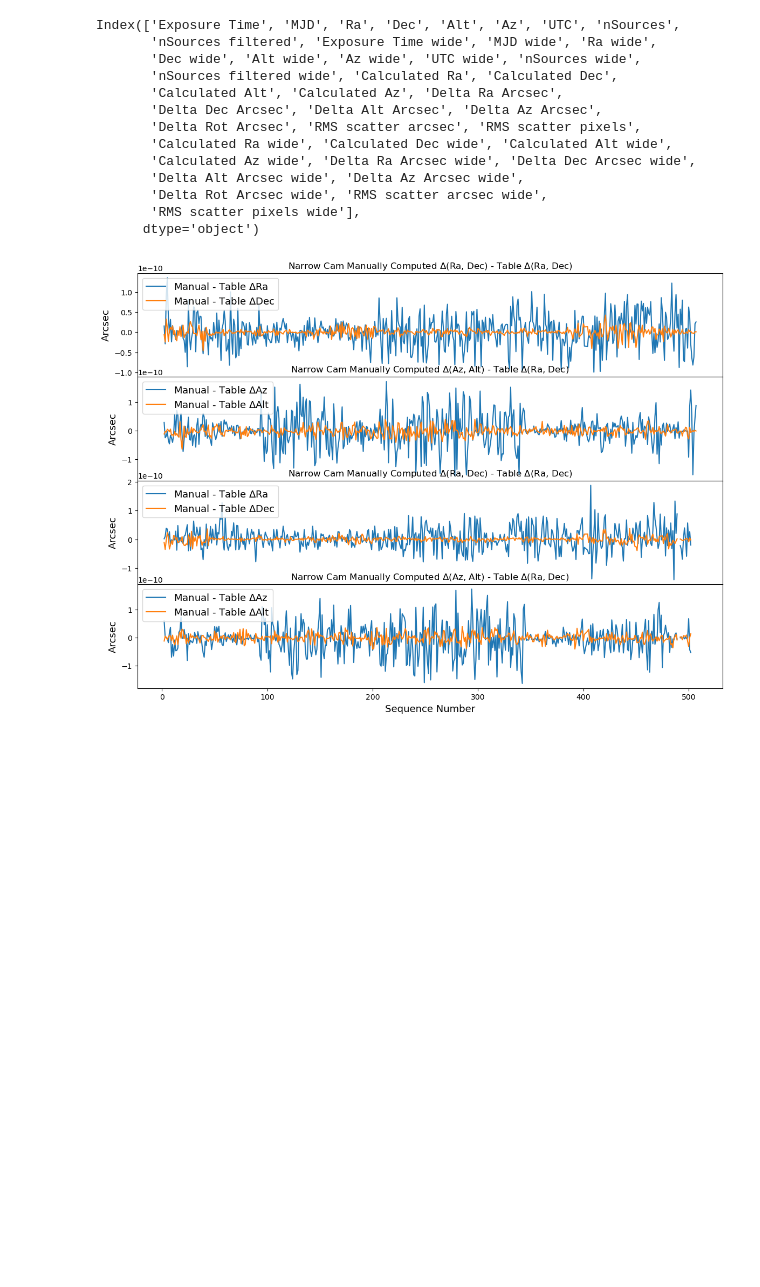
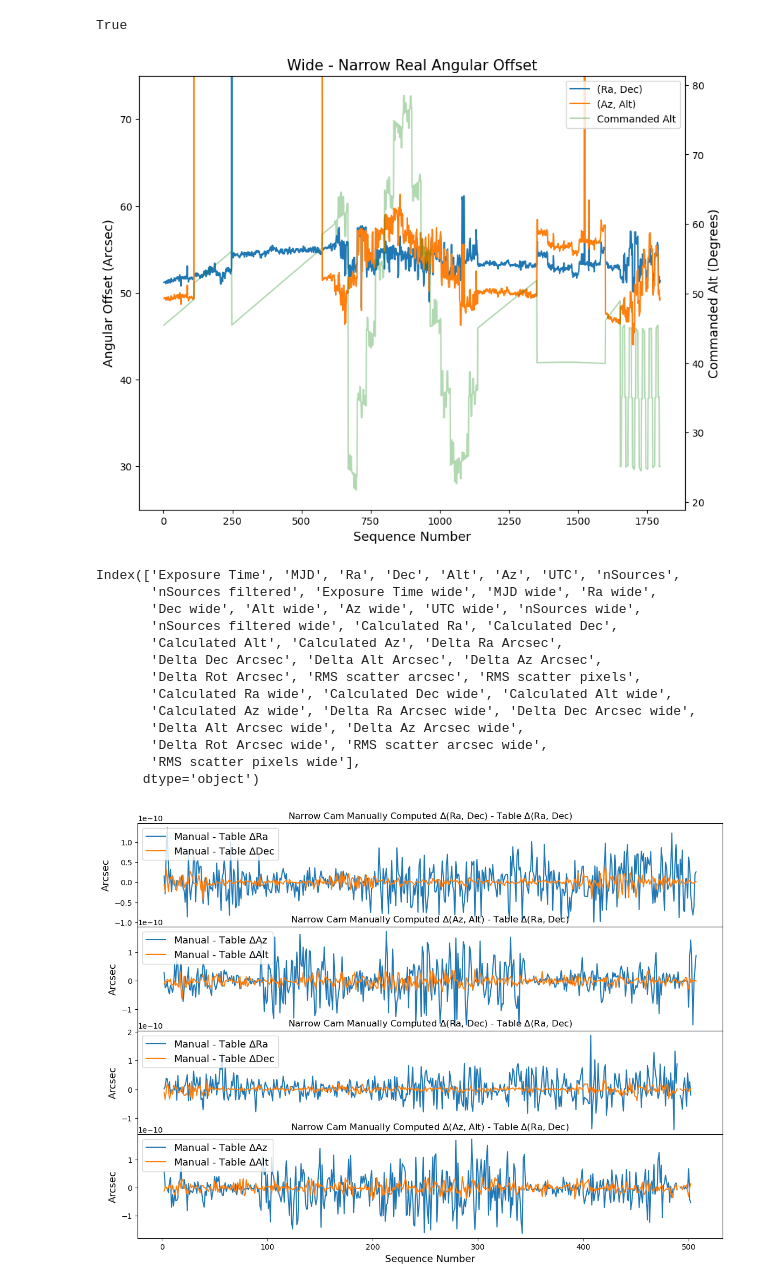
Before and after one commit to adriansh95/sitcom, a Jupyter notebook: starTracker/analysis/notebooks/rubinTVplots.ipynb, the cells around one changed output. Cells and saved outputs as stored; diff of their text form; code cells hidden in the pictures; blank space fills up the shorter version.

```diff
--- a/starTracker/analysis/notebooks/rubinTVplots.ipynb
+++ b/starTracker/analysis/notebooks/rubinTVplots.ipynb
@@ -219,3 +302,8 @@ True
+# %%
+angular.plot(metadata)
+# %% [output]
+True
+[figure, added]
 # %%
 metadata.columns
 # %% [output]
```
Also changed, not shown: parts of 8 cells of this notebook.
